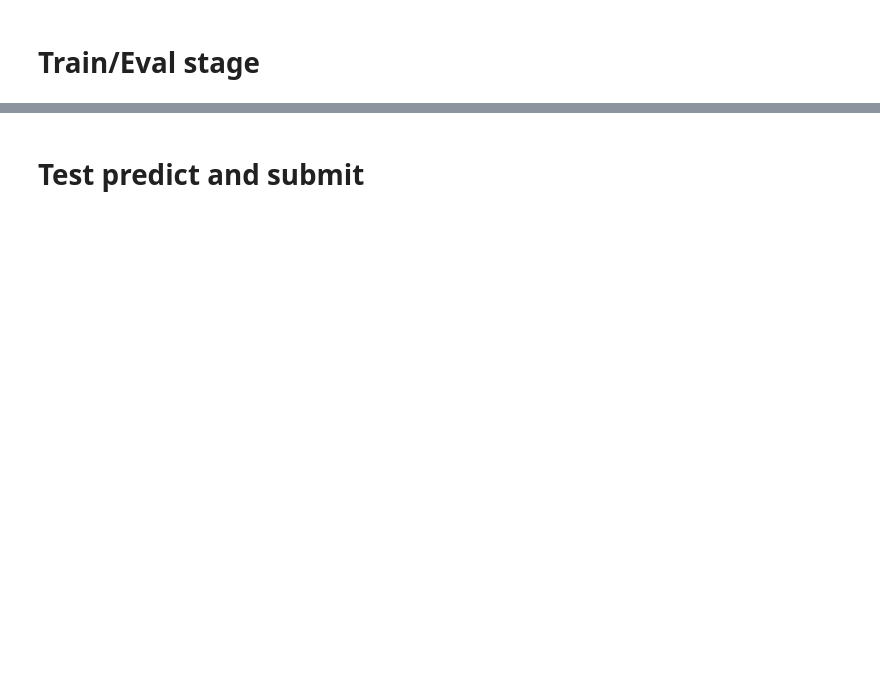
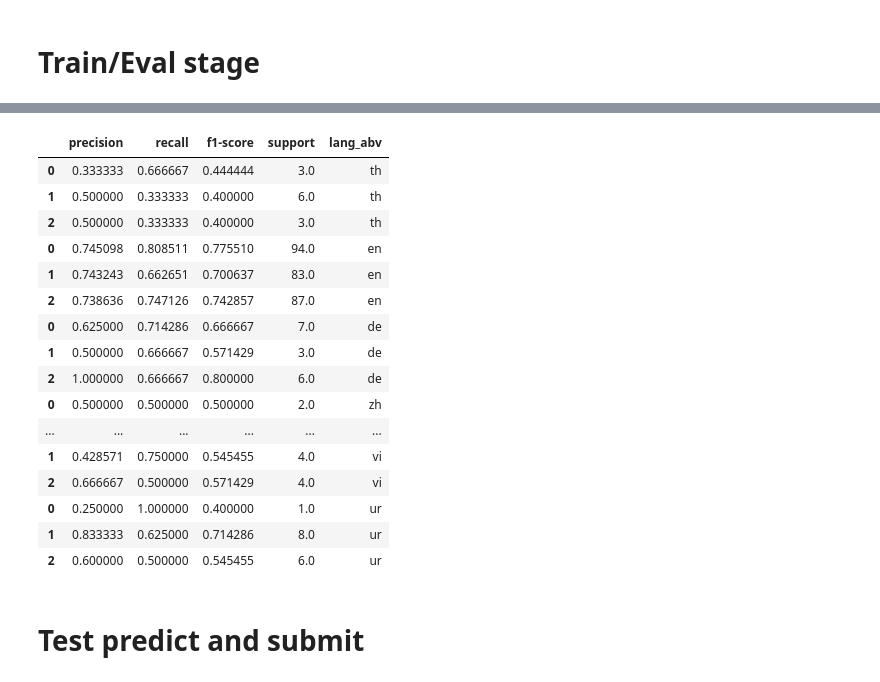
Before and after one commit to akaRemeris/educational_practice, a Jupyter notebook: TrainCompets/Hugging_Face_XLM-R_BASE_NLI.ipynb, the cells around one changed output, grey strips where cells are left out. Cells and saved outputs as stored; diff of their text form; code cells hidden in the pictures; blank space fills up the shorter version.

```diff
--- a/TrainCompets/Hugging_Face_XLM-R_BASE_NLI.ipynb
+++ b/TrainCompets/Hugging_Face_XLM-R_BASE_NLI.ipynb
@@ -16,7 +16,7 @@ from transformers import XLMRobertaForSequenceClassification, XLMRobertaTokenize
 from transformers import Trainer, TrainingArguments
 # %%
 BATCH_SIZE = 32
-EVAL_PART_SIZE = 0.02
+EVAL_PART_SIZE = 0.04
 MODELS_PATH = './models/'
 DATASETS_PATH = '../input/contradictory-my-dear-watson/'
 CUR_MODEL_NAME = 'xlm-roberta-base'
@@ -247,3 +491,30 @@ print(classification_report(eval_df.label, eval_df.predicted_labels))
+# %%
+lang_report_datasets = []
+for lang in eval_df.lang_abv.unique():
+    cls_dict = classification_report(eval_df.loc[eval_df.lang_abv == lang, 'label'], eval_df.loc[eval_df.lang_abv == lang, 'predicted_labels'], output_dict=True)
+    cls_rep_df = pd.DataFrame(cls_dict).transpose()[:-3]
+    cls_rep_df['lang_abv'] = [lang] * 3
+    lang_report_datasets.append(cls_rep_df)
+# %%
+pd.concat(lang_report_datasets)
+# %% [output]
+|  | precision | recall | f1-score | support | lang_abv |
+| 0 | 0.333333 | 0.666667 | 0.444444 | 3.0 | th |
+| 1 | 0.500000 | 0.333333 | 0.400000 | 6.0 | th |
+| 2 | 0.500000 | 0.333333 | 0.400000 | 3.0 | th |
+| 0 | 0.745098 | 0.808511 | 0.775510 | 94.0 | en |
+| 1 | 0.743243 | 0.662651 | 0.700637 | 83.0 | en |
+| 2 | 0.738636 | 0.747126 | 0.742857 | 87.0 | en |
+| 0 | 0.625000 | 0.714286 | 0.666667 | 7.0 | de |
+| 1 | 0.500000 | 0.666667 | 0.571429 | 3.0 | de |
+| 2 | 1.000000 | 0.666667 | 0.800000 | 6.0 | de |
+| 0 | 0.500000 | 0.500000 | 0.500000 | 2.0 | zh |
+| ... | ... | ... | ... | ... | ... |
+| 1 | 0.428571 | 0.750000 | 0.545455 | 4.0 | vi |
+| 2 | 0.666667 | 0.500000 | 0.571429 | 4.0 | vi |
+| 0 | 0.250000 | 1.000000 | 0.400000 | 1.0 | ur |
+| 1 | 0.833333 | 0.625000 | 0.714286 | 8.0 | ur |
+| 2 | 0.600000 | 0.500000 | 0.545455 | 6.0 | ur |
 # %% [markdown]
 # Test predict and submit
 # %%
```
Also changed, not shown: parts of 31 cells of this notebook.
